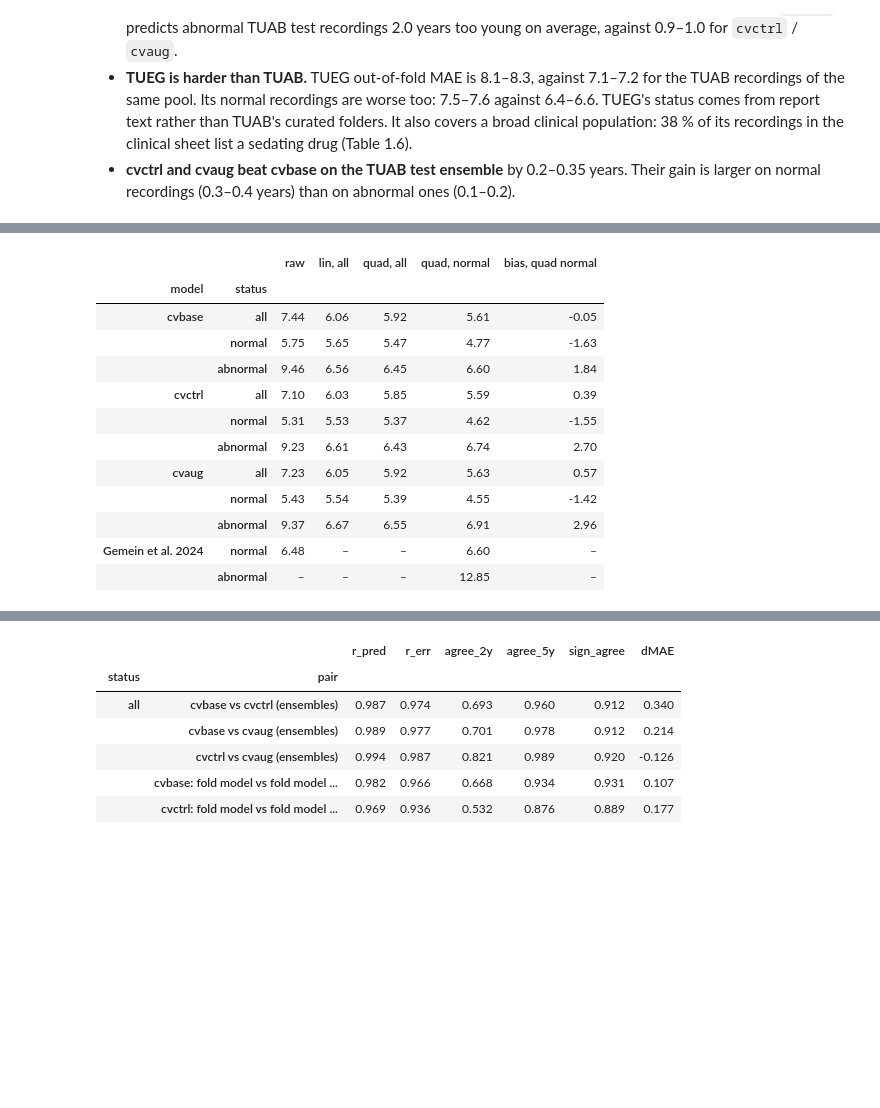
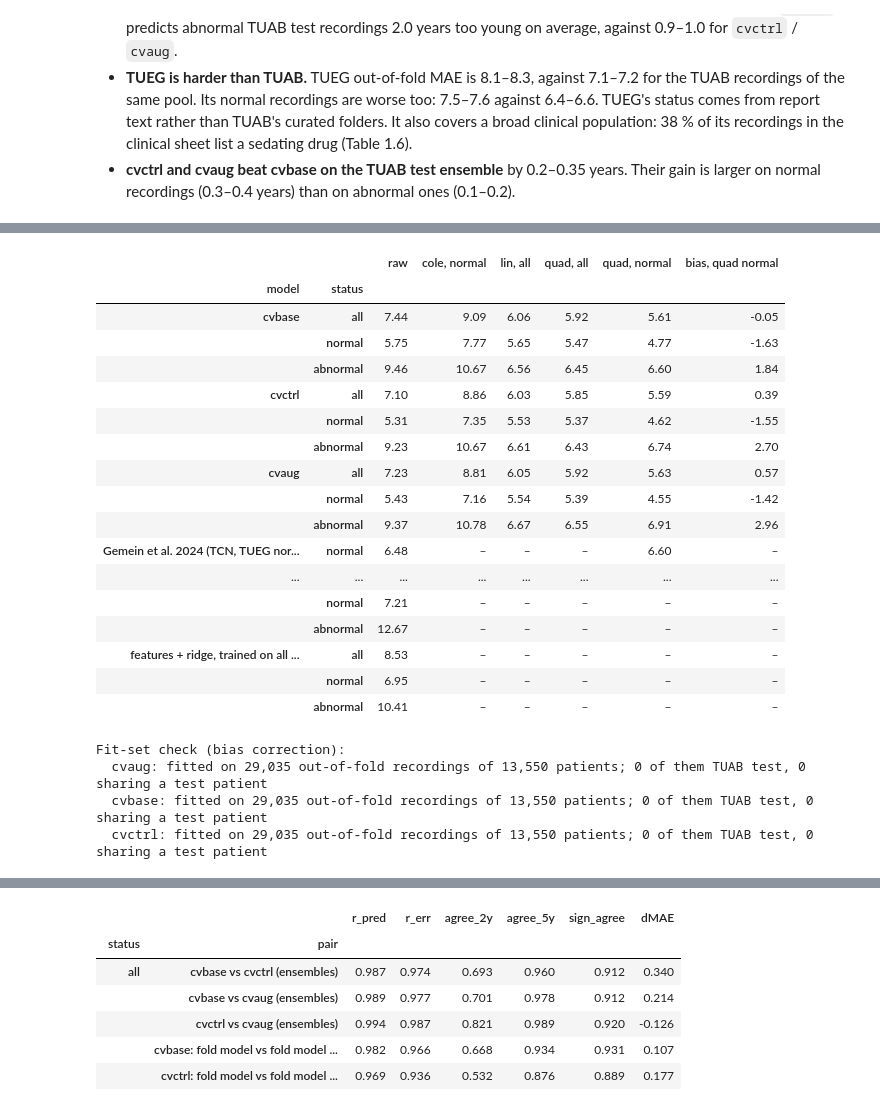
Before and after one commit to Neuro-Clalit/LaBraM, a Jupyter notebook: notebooks/brain_age_research_summary.ipynb, the cells around one changed output, grey strips where cells are left out. Saved outputs shown, nothing was run; the diff lists cells and outputs as text; code cells hidden in the pictures; blank space fills up the shorter version.

```diff
--- a/notebooks/brain_age_research_summary.ipynb
+++ b/notebooks/brain_age_research_summary.ipynb
@@ -1550,38 +1570,64 @@ The last rows give Gemein et al. 2024 for reference.
 # %%
 if preds is not None and HAVE_TUEG:
     variants = {"raw": psets[psets.set == rs.PREDICTION_SETS[0]],
+                "cole, normal": rs.cole_corrected_test(psets, fit_status=("normal",)),
                 "lin, all": rs.bias_corrected_test(psets, 1),
                 "quad, all": rs.bias_corrected_test(psets, 2),
                 "quad, normal": rs.bias_corrected_test(psets, 2, fit_status=("normal",))}
     rows = []
     for exp in cv_exps:
         for status in ("all", "normal", "abnormal"):
             r = {"model": exp, "status": status}
             for name, d in variants.items():
                 g = d[d.exp == exp]
                 g = g if status == "all" else g[g.status == status]
                 m = rs.age_fit_metrics(g.pred, g.true)
                 r[name] = m["MAE"]
                 if name == "quad, normal":
                     r["bias, quad normal"] = m["bias"]
             rows.append(r)
-    rows += [{"model": "Gemein et al. 2024", "status": "normal", "raw": 6.48, "quad, normal": 6.60},
-             {"model": "Gemein et al. 2024", "status": "abnormal", "quad, normal": 12.85}]
+    OTHER = [  # (method, status, raw, quad normal)  -- numbers as published / as executed in the feature notebook
+        ("Gemein et al. 2024 (TCN, TUEG normal)", "normal", 6.48, 6.60),
+        ("Gemein et al. 2024 (TCN, TUEG normal)", "abnormal", np.nan, 12.85),
+        ("Engemann et al. 2022 (TUAB normal, 10-fold CV)", "normal", 7.75, np.nan),
+        ("features + ridge, trained on TUAB normal", "all", 9.70, np.nan),
+        ("features + ridge, trained on TUAB normal", "normal", 7.21, np.nan),
+        ("features + ridge, trained on TUAB normal", "abnormal", 12.67, np.nan),
+        ("features + ridge, trained on all TUAB", "all", 8.53, np.nan),
+        ("features + ridge, trained on all TUAB", "normal", 6.95, np.nan),
+        ("features + ridge, trained on all TUAB", "abnormal", 10.41, np.nan),
+    ]
+    rows += [{"model": m, "status": s, "raw": raw, "quad, normal": qn} for m, s, raw, qn in OTHER]
     t35 = pd.DataFrame(rows).set_index(["model", "status"])
     display(numbered_table(t35, "3.5", "TUAB test MAE before and after age-bias correction"))
+    chk = rs.bias_fit_check(psets)
+    assert (chk["fit ∩ test recordings"] == 0).all() and (chk["fit ∩ test patients"] == 0).all()
+    print("Fit-set check (bias correction):\n" + "\n".join(
+        f"  {r.exp}: fitted on {r['fit recordings']:,} out-of-fold recordings of {r['fit patients']:,} patients;"
+        f" {r['fit ∩ test recordings']} of them TUAB test, {r['fit ∩ test patients']} sharing a test patient"
+        for _, r in chk.iterrows()))
 # %% [output]
-|  |  | raw | lin, all | quad, all | quad, normal | bias, quad normal |
-| model | status |  |  |  |  |  |
-| cvbase | all | 7.44 | 6.06 | 5.92 | 5.61 | -0.05 |
-|  | normal | 5.75 | 5.65 | 5.47 | 4.77 | -1.63 |
-|  | abnormal | 9.46 | 6.56 | 6.45 | 6.60 | 1.84 |
-| cvctrl | all | 7.10 | 6.03 | 5.85 | 5.59 | 0.39 |
-|  | normal | 5.31 | 5.53 | 5.37 | 4.62 | -1.55 |
-|  | abnormal | 9.23 | 6.61 | 6.43 | 6.74 | 2.70 |
-| cvaug | all | 7.23 | 6.05 | 5.92 | 5.63 | 0.57 |
-|  | normal | 5.43 | 5.54 | 5.39 | 4.55 | -1.42 |
-|  | abnormal | 9.37 | 6.67 | 6.55 | 6.91 | 2.96 |
-| Gemein et al. 2024 | normal | 6.48 | – | – | 6.60 | – |
-|  | abnormal | – | – | – | 12.85 | – |
+|  |  | raw | cole, normal | lin, all | quad, all | quad, normal | bias, quad normal |
+| model | status |  |  |  |  |  |  |
+| cvbase | all | 7.44 | 9.09 | 6.06 | 5.92 | 5.61 | -0.05 |
+|  | normal | 5.75 | 7.77 | 5.65 | 5.47 | 4.77 | -1.63 |
+|  | abnormal | 9.46 | 10.67 | 6.56 | 6.45 | 6.60 | 1.84 |
+| cvctrl | all | 7.10 | 8.86 | 6.03 | 5.85 | 5.59 | 0.39 |
+|  | normal | 5.31 | 7.35 | 5.53 | 5.37 | 4.62 | -1.55 |
+|  | abnormal | 9.23 | 10.67 | 6.61 | 6.43 | 6.74 | 2.70 |
+| cvaug | all | 7.23 | 8.81 | 6.05 | 5.92 | 5.63 | 0.57 |
+|  | normal | 5.43 | 7.16 | 5.54 | 5.39 | 4.55 | -1.42 |
+|  | abnormal | 9.37 | 10.78 | 6.67 | 6.55 | 6.91 | 2.96 |
+| Gemein et al. 2024 (TCN, TUEG nor... | normal | 6.48 | – | – | – | 6.60 | – |
+| ... | ... | ... | ... | ... | ... | ... | ... |
+|  | normal | 7.21 | – | – | – | – | – |
+|  | abnormal | 12.67 | – | – | – | – | – |
+| features + ridge, trained on all ... | all | 8.53 | – | – | – | – | – |
+|  | normal | 6.95 | – | – | – | – | – |
+|  | abnormal | 10.41 | – | – | – | – | – |
+Fit-set check (bias correction):
+  cvaug: fitted on 29,035 out-of-fold recordings of 13,550 patients; 0 of them TUAB test, 0 sharing a test patient
+  cvbase: fitted on 29,035 out-of-fold recordings of 13,550 patients; 0 of them TUAB test, 0 sharing a test patient
+  cvctrl: fitted on 29,035 out-of-fold recordings of 13,550 patients; 0 of them TUAB test, 0 sharing a test patient
 # %% [markdown]
 **Reading Table 3.5.**
```
Also changed, not shown: parts of 3 cells of this notebook, 5 other files.
